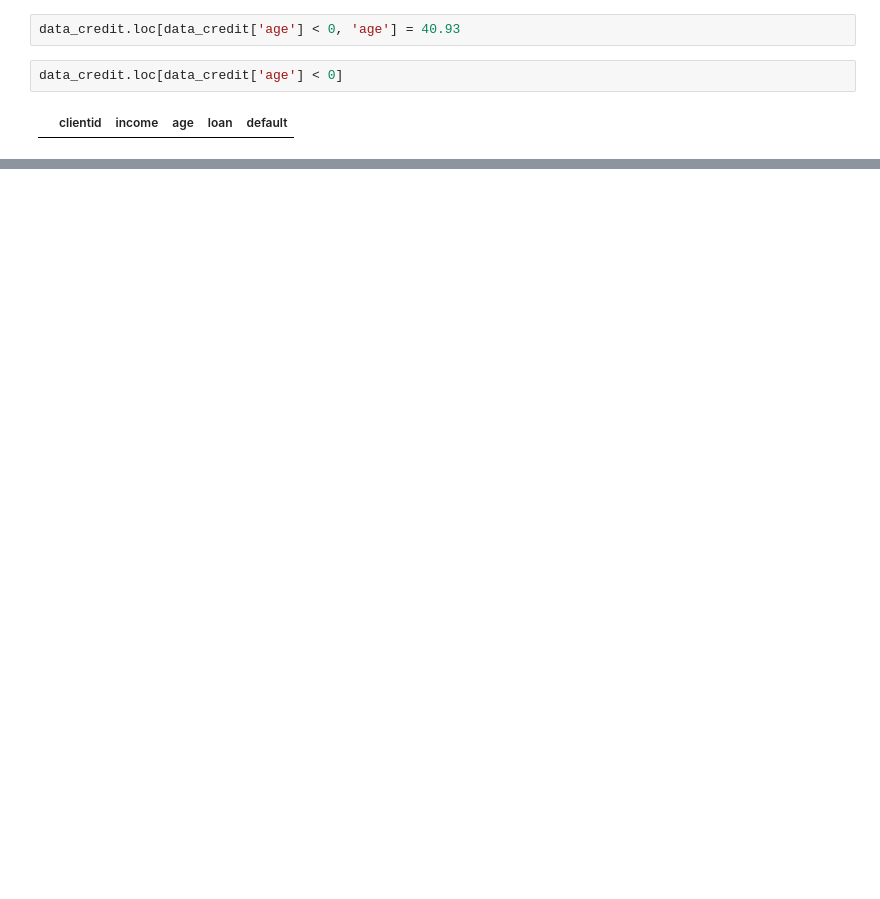
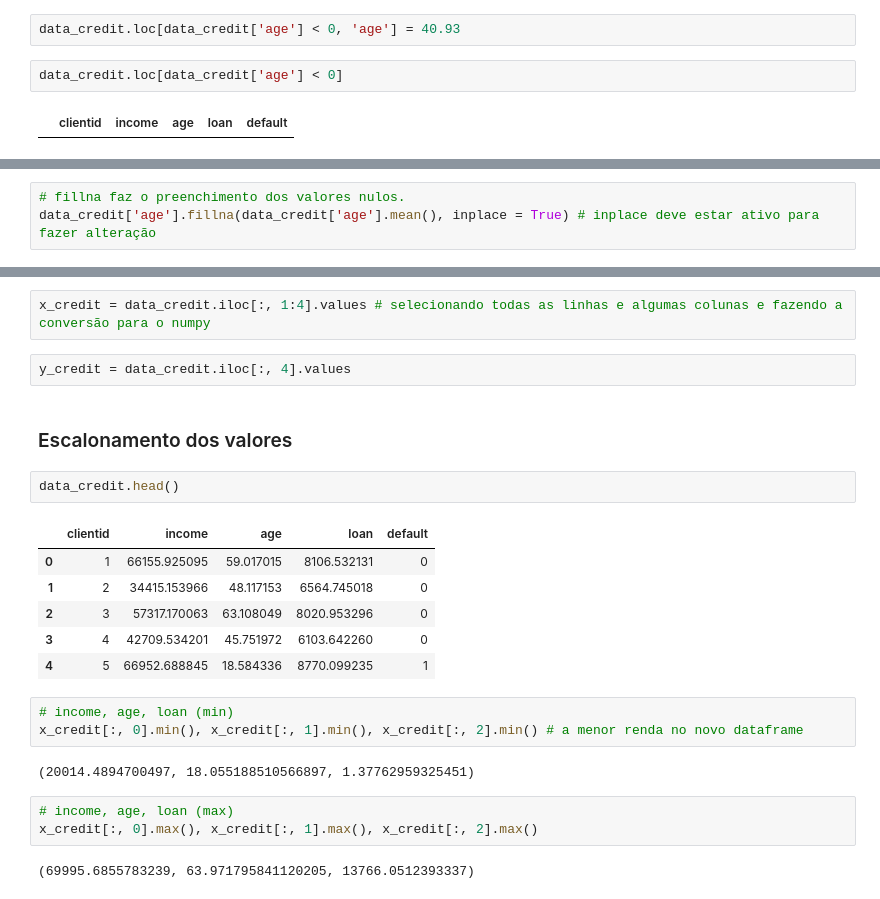
Before and after one commit to httpsdfaa/science-data-studies, a Jupyter notebook: machine-learning-az/machine_learning_course/pre-processing/pre-processing.ipynb, the cells around one changed output, grey strips where cells are left out. Drawn from its saved outputs; the diff is of its cells as text; blank space fills up the shorter version.

Commit message:
data tratament

```diff
--- a/machine-learning-az/machine_learning_course/pre-processing/pre-processing.ipynb
+++ b/machine-learning-az/machine_learning_course/pre-processing/pre-processing.ipynb
@@ -165,0 +200,3 @@ data_credit.loc[data_credit['age'] < 0]
+# %%
+# fillna faz o preenchimento dos valores nulos.
+data_credit['age'].fillna(data_credit['age'].mean(), inplace = True) # inplace deve estar ativo para fazer alteração
@@ -165,0 +229,25 @@ data_credit.loc[data_credit['age'] < 0]
+# %%
+x_credit = data_credit.iloc[:, 1:4].values # selecionando todas as linhas e algumas colunas e fazendo a conversão para o numpy
+# %%
+y_credit = data_credit.iloc[:, 4].values
+# %% [markdown]
+### Escalonamento dos valores
+# %%
+data_credit.head()
+# %% [output]
+|  | clientid | income | age | loan | default |
+| 0 | 1 | 66155.925095 | 59.017015 | 8106.532131 | 0 |
+| 1 | 2 | 34415.153966 | 48.117153 | 6564.745018 | 0 |
+| 2 | 3 | 57317.170063 | 63.108049 | 8020.953296 | 0 |
+| 3 | 4 | 42709.534201 | 45.751972 | 6103.642260 | 0 |
+| 4 | 5 | 66952.688845 | 18.584336 | 8770.099235 | 1 |
+# %%
+# income, age, loan (min)
+x_credit[:, 0].min(), x_credit[:, 1].min(), x_credit[:, 2].min() # a menor renda no novo dataframe
+# %% [output]
+(20014.4894700497, 18.055188510566897, 1.37762959325451)
+# %%
+# income, age, loan (max)
+x_credit[:, 0].max(), x_credit[:, 1].max(), x_credit[:, 2].max()
+# %% [output]
+(69995.6855783239, 63.971795841120205, 13766.0512393337)
```
Also changed, not shown: parts of 16 cells of this notebook.
